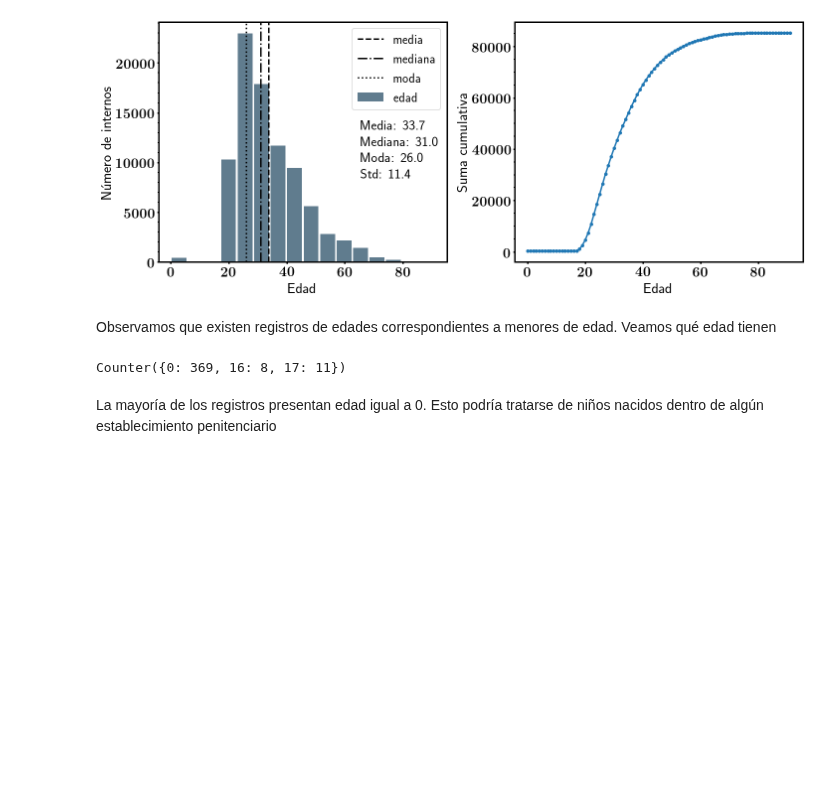
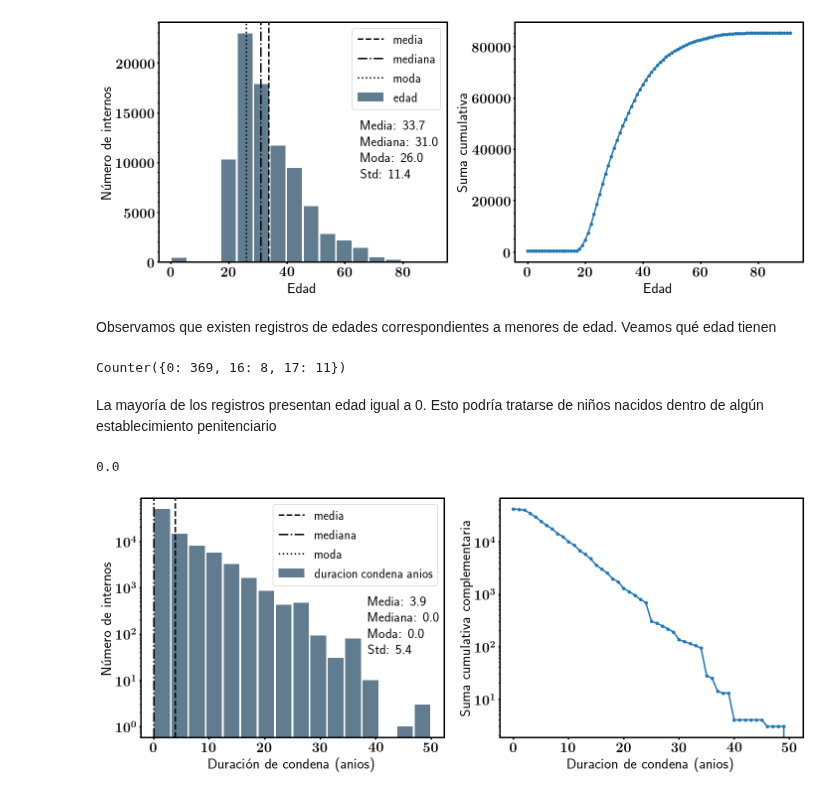
Before and after one commit to nahuelalmeira/poblacionPenal, a Jupyter notebook: VisualizacionYAnalisis/DiploDatos_PoblacionPenitenciariaArgentina_VyA.ipynb, the cells around one changed output. Drawn from its saved outputs; the diff is of its cells as text; code cells hidden in the pictures; blank space fills up the shorter version.

Commit message:
Agregado analisis duracion condena

```diff
--- a/VisualizacionYAnalisis/DiploDatos_PoblacionPenitenciariaArgentina_VyA.ipynb
+++ b/VisualizacionYAnalisis/DiploDatos_PoblacionPenitenciariaArgentina_VyA.ipynb
@@ -236,6 +236,16 @@ def get_cdf(data):
     #cdf = np.array(cdf) / len(edades)
     cdf = np.array(cdf)
     return rango, cdf
+
+def get_ccdf(data):
+    cdf = []
+    rango = range(min(data), max(data)+1)
+    for e in rango:
+        cdf.append((data>e).sum())
+    #cdf = np.array(cdf) / len(edades)
+    cdf = np.array(cdf)
+    return rango, cdf
+
 
 edades = data_raw['edad'].sort_values().dropna().astype('int')
 moda = data_raw['edad'].mode().values[0]
@@ -276,3 +286,36 @@ Counter(edades[edades<18])
 Counter({0: 369, 16: 8, 17: 11})
 # %% [markdown]
 La mayoría de los registros presentan edad igual a 0. Esto podría tratarse de niños nacidos dentro de algún establecimiento penitenciario
+# %%
+anios = data_raw['duracion_condena_anios'].sort_values().dropna().astype('int')
+moda = data_raw['duracion_condena_anios'].mode().values[0]
+media = anios.mean()
+mediana = anios.median()
+std = anios.std()
+print(moda)
+
+# Histograma por edades
+fig, axes = plt.subplots(figsize=(20, 8), ncols=2)
+ax = axes[0]
+data_raw["duracion_condena_anios"].plot.hist(bins=16, rwidth=0.9,color='#607c8e', ax=ax, label='duracion condena anios')
+ax.set_yscale('log')
+ax.set_ylabel('Número de internos')
+ax.set_xlabel('Duración de condena (anios)')
+ax.axvline(media, linestyle='--', color='k', label='media')
+ax.axvline(mediana, linestyle='-.', color='k', label='mediana')
+ax.axvline(moda, linestyle=':', color='k', label='moda')
+text = 'Media: {:.1f}\nMediana: {:.1f}\nModa: {:.1f}\nStd: {:.1f}'.format(media, mediana, moda, std)
+ax.text(0.75, 0.35, text, transform=ax.transAxes, fontsize=28)
+ax.legend(loc='best')
+ax = axes[1]
+rango_edad, ccdf = get_ccdf(anios.values)
+ax.plot(rango_edad, ccdf, '-o')
+ax.set_yscale('log')
+ax.set_xlabel('Duracion de condena (anios)')
+ax.set_ylabel('Suma cumulativa complementaria')
+
+plt.tight_layout()
+plt.show()
+# %% [output]
+0.0
+[figure, added]
```
